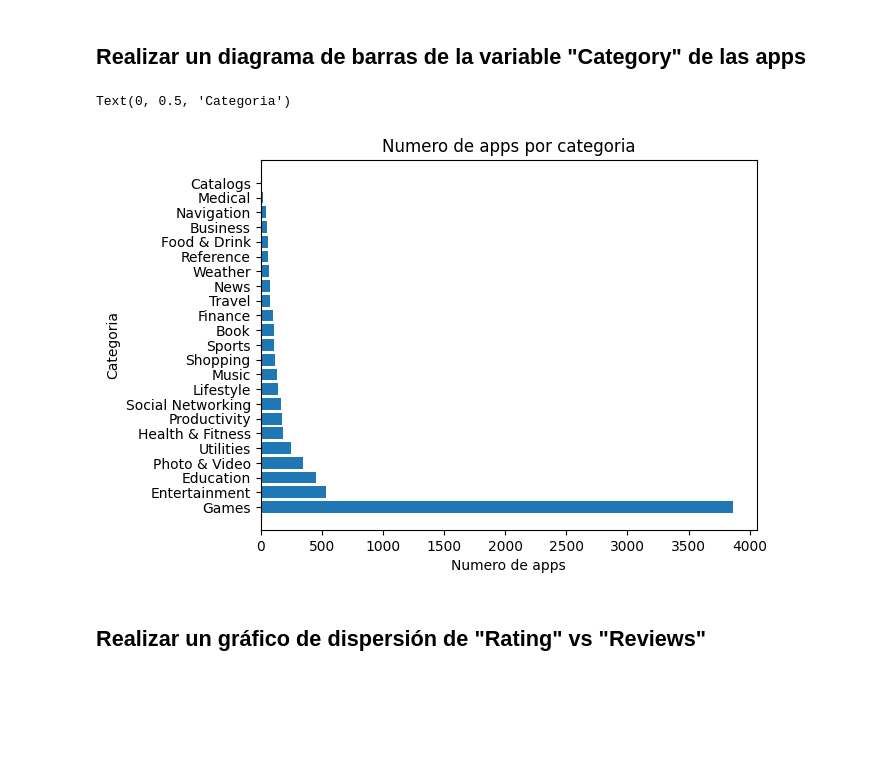
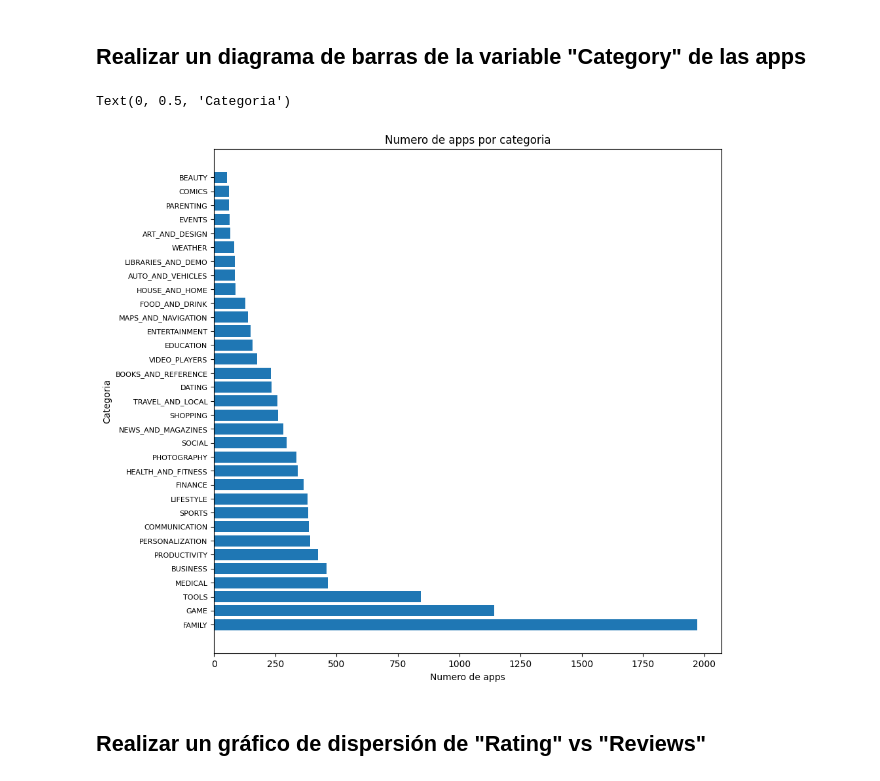
Before and after one commit to alu0101351773/PD_practicas, a Jupyter notebook: src/python/matplotlib_y_plotly.ipynb, the cells around one changed output. Drawn from its saved outputs; the diff is of its cells as text; code cells hidden in the pictures; blank space fills up the shorter version.

```diff
--- a/src/python/matplotlib_y_plotly.ipynb
+++ b/src/python/matplotlib_y_plotly.ipynb
@@ -12,4 +12,8 @@ Para el conjunto de datos de apps de Google Play 'googleplaystore.csv':
 # %%
 import pandas as pd
 
-dataset = pd.read_csv('../../data/app_store_transformed.csv')
+dataset = pd.read_csv('../../data/googleplaystore.csv')
+
+dataset.drop(dataset[dataset.Category == '1.9'].index, inplace=True)
+
+display(dataset.Category.value_counts())
@@ -40,17 +62,22 @@ Text(0, 0.5, 'Frecuencia')
 # %%
 # Creacion de la figura
 # * Debe ser barh en vez de bar para permitir que se lean las categorias
+fig, ax = plt.subplots()
+
+fig.set_size_inches(10, 10)
+
 plt.barh(
     dataset['Category'].value_counts().keys(),
     dataset['Category'].value_counts().values,
 )
 
 # Decoracion de la figura
 plt.title('Numero de apps por categoria')
+plt.yticks(size = 8)
 plt.xlabel('Numero de apps')
 plt.ylabel('Categoria')
 # %% [output]
 Text(0, 0.5, 'Categoria')
-[figure, old version]
+[figure, new version]
 # %% [markdown]
 ## Realizar un gráfico de dispersión de "Rating" vs "Reviews"
```
Also changed, not shown: parts of 7 cells of this notebook, 2 other files.
